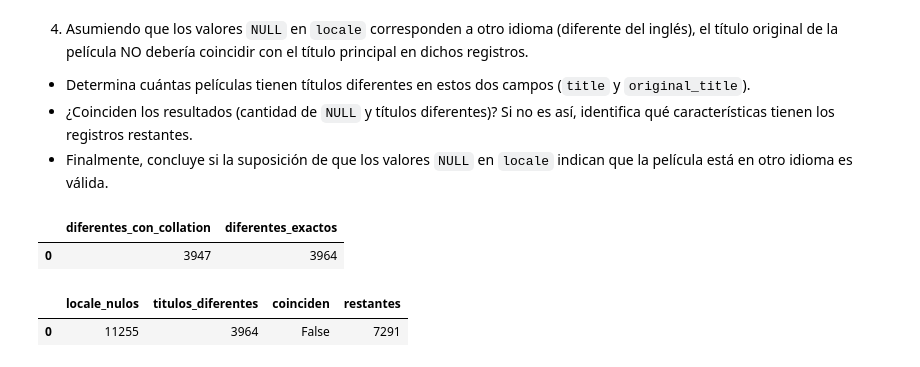
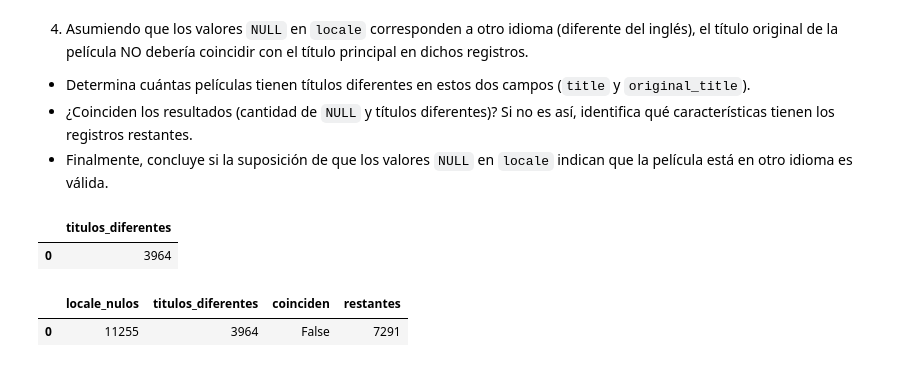
Before and after one commit to GJ030/Ciencia_datos, a Jupyter notebook: 3.2 Actividad 3 - Acceso BD y manipulación de datos/Actividad3BDManipulacion_A01841366.ipynb, the cells around one changed output. Cells and saved outputs as stored; diff of their text form; code cells hidden in the pictures.

```diff
--- a/3.2 Actividad 3 - Acceso BD y manipulación de datos/Actividad3BDManipulacion_A01841366.ipynb
+++ b/3.2 Actividad 3 - Acceso BD y manipulación de datos/Actividad3BDManipulacion_A01841366.ipynb
@@ -127,18 +127,18 @@ locale_nulos
 *  ¿Coinciden los resultados (cantidad de `NULL` y títulos diferentes)? Si no es así, identifica qué características tienen los registros restantes.
 * Finalmente, concluye si la suposición de que los valores `NULL` en `locale` indican que la película está en otro idioma es válida.
 # %%
-# La collation de title y original_title ignora mayúsculas y acentos; CAST ... AS BINARY compara los textos exactos
+# Se usa BINARY para comparar el texto exacto (sin ignorar mayúsculas ni acentos)
 query = sqla.text("""
-  SELECT COUNT(CASE WHEN title <> original_title THEN 1 END)                                 AS diferentes_con_collation,
-         COUNT(CASE WHEN CAST(title AS BINARY) <> CAST(original_title AS BINARY) THEN 1 END) AS diferentes_exactos
+  SELECT COUNT(*) AS titulos_diferentes
   FROM movie
+  WHERE CAST(title AS BINARY) <> CAST(original_title AS BINARY)
 """)
 diferentes = pd.read_sql(query, conn)
-titulos_diferentes = int(diferentes.loc[0, 'diferentes_exactos'])
+titulos_diferentes = int(diferentes.loc[0, 'titulos_diferentes'])
 diferentes
 # %% [output]
-|  | diferentes_con_collation | diferentes_exactos |
-| 0 | 3947 | 3964 |
+|  | titulos_diferentes |
+| 0 | 3964 |
 # %%
 # Se compara con el resultado de la pregunta 3 (registros con locale NULL)
 pd.DataFrame({
```
Also changed, not shown: parts of 16 cells of this notebook.
